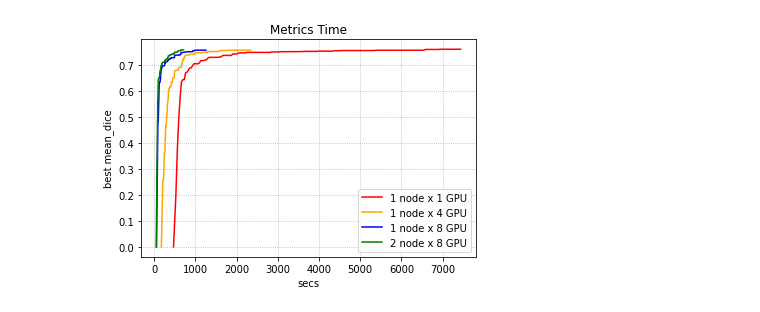
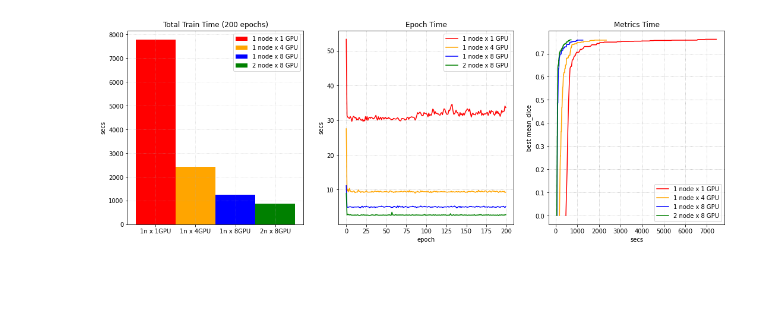
Before and after one commit to YuanTingHsieh/Tutorials, a Jupyter notebook: draw_distributed.ipynb, the cells around one changed output. Drawn from its saved outputs; the diff is of its cells as text; code cells hidden in the pictures; blank space fills up the shorter version.

Commit message:
Merge 3 figures to 1

```diff
--- a/draw_distributed.ipynb
+++ b/draw_distributed.ipynb
@@ -72,15 +47,38 @@ z2 = [0] + z2
 z3 = [0] + z3
 z4 = [0] + z4
 # %%
+plt.figure('train', (18, 6))
+plt.subplot(1, 3, 1)
+plt.title('Total Train Time (200 epochs)')
+plt.bar('1n x 1GPU', 7781, 1, label='1 node x 1 GPU', color='red')
+plt.bar('1n x 4GPU', 2414, 1, label='1 node x 4 GPU', color='orange')
+plt.bar('1n x 8GPU', 1255, 1, label='1 node x 8 GPU', color='blue')
+plt.bar('2n x 8GPU', 877, 1, label='2 node x 8 GPU', color='green')
+plt.ylabel('secs')
+plt.grid(alpha=0.5, linestyle=':')
+plt.legend(loc='best')
+
+plt.subplot(1, 3, 2)
+plt.title('Epoch Time')
+plt.xlabel('epoch')
+plt.ylabel('secs')
+plt.plot(x1, y1, label='1 node x 1 GPU', color='red')
+plt.plot(x1, y2, label='1 node x 4 GPU', color='orange')
+plt.plot(x1, y3, label='1 node x 8 GPU', color='blue')
+plt.plot(x1, y4, label='2 node x 8 GPU', color='green')
+plt.grid(alpha=0.8, linestyle=':')
+plt.legend(loc='best')
+
+plt.subplot(1, 3, 3)
 plt.title('Metrics Time')
 plt.xlabel('secs')
 plt.ylabel('best mean_dice')
 plt.plot(total_time_1,z1, label='1 node x 1 GPU', color='red')
 plt.plot(total_time_2,z2, label='1 node x 4 GPU', color='orange')
 plt.plot(total_time_3,z3, label='1 node x 8 GPU', color='blue')
 plt.plot(total_time_4,z4, label='2 node x 8 GPU', color='green')
 plt.grid(alpha=1.0, linestyle=':')
 plt.legend(loc='best')
 plt.show()
 # %% [output]
-[figure, old version]
+[figure, new version]
```
Also changed, not shown: parts of 1 cell of this notebook.
